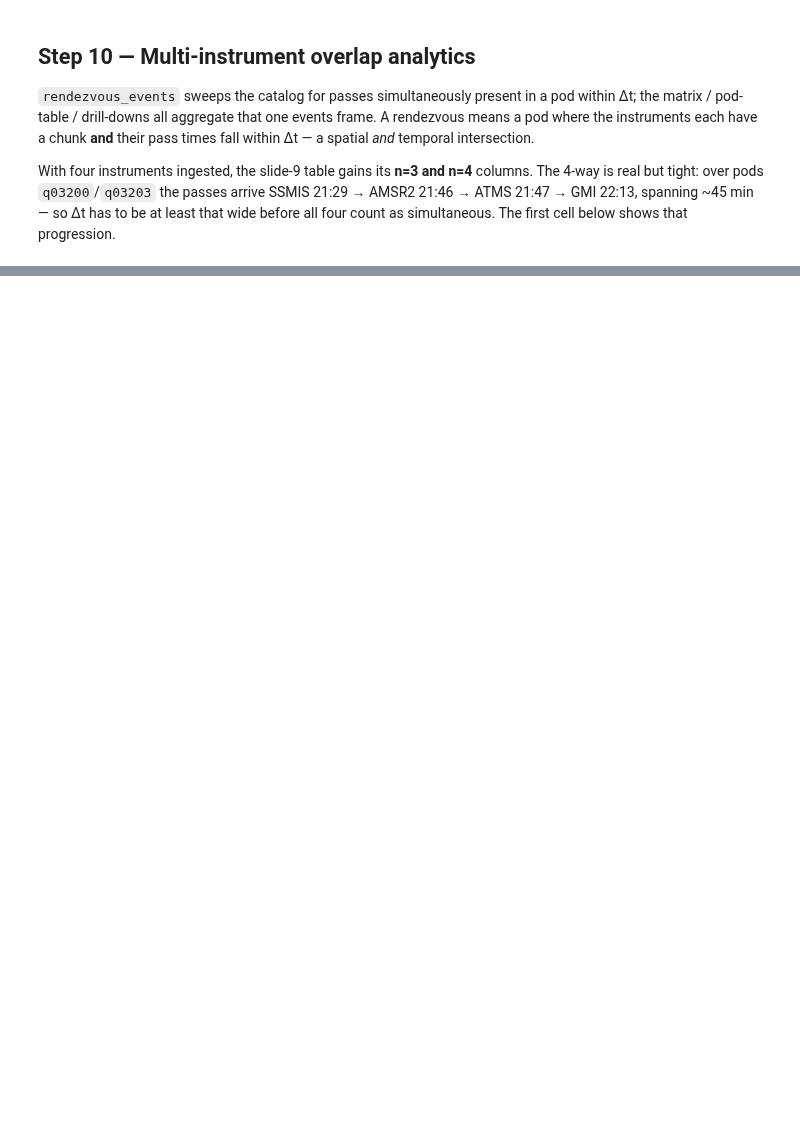
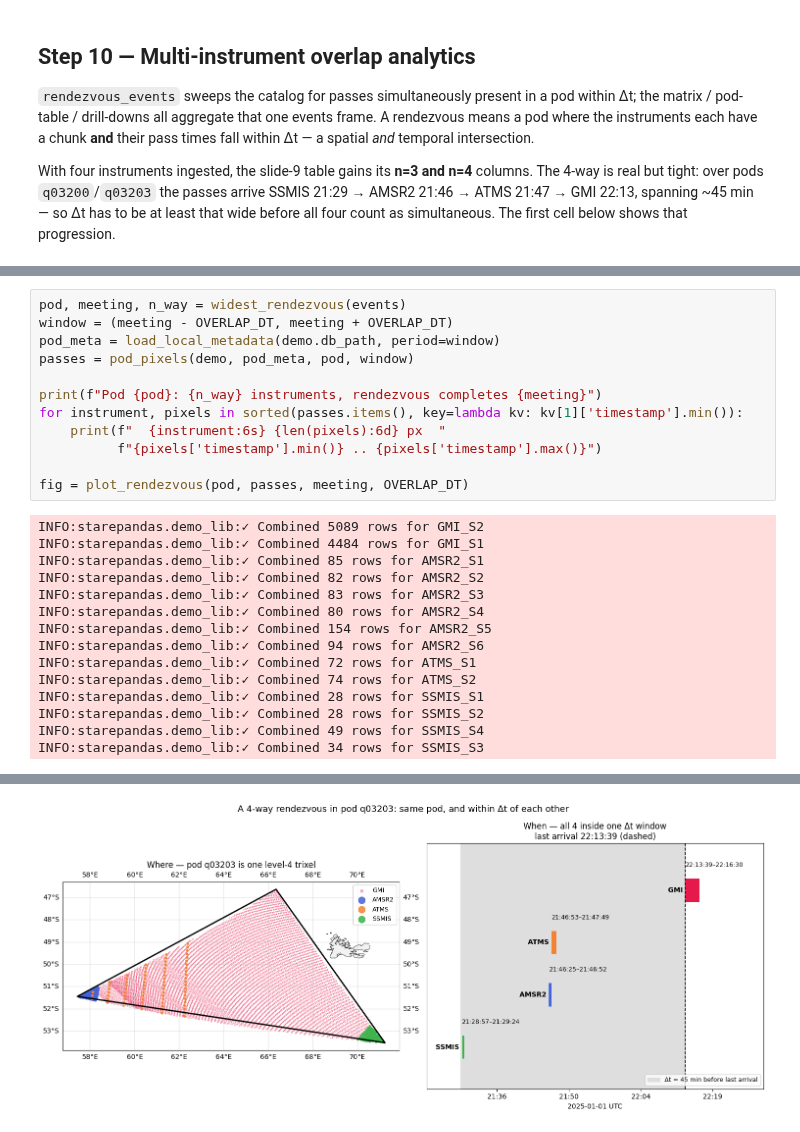
Before and after one commit to SpatioTemporal/STAREPandas, a Jupyter notebook: starepandas/local_starepods_examples.ipynb, the cells around one changed output, grey strips where cells are left out. Saved outputs shown, nothing was run; the diff lists cells and outputs as text; blank space fills up the shorter version.

```diff
--- a/starepandas/local_starepods_examples.ipynb
+++ b/starepandas/local_starepods_examples.ipynb
@@ -520,0 +588,27 @@ Pod drill-down for q03200 — every combination meeting there:
+# %%
+pod, meeting, n_way = widest_rendezvous(events)
+window = (meeting - OVERLAP_DT, meeting + OVERLAP_DT)
+pod_meta = load_local_metadata(demo.db_path, period=window)
+passes = pod_pixels(demo, pod_meta, pod, window)
+
+print(f"Pod {pod}: {n_way} instruments, rendezvous completes {meeting}")
+for instrument, pixels in sorted(passes.items(), key=lambda kv: kv[1]['timestamp'].min()):
+    print(f"  {instrument:6s} {len(pixels):6d} px  "
+          f"{pixels['timestamp'].min()} .. {pixels['timestamp'].max()}")
+
+fig = plot_rendezvous(pod, passes, meeting, OVERLAP_DT)
+# %% [output]
+INFO:starepandas.demo_lib:✓ Combined 5089 rows for GMI_S2
+INFO:starepandas.demo_lib:✓ Combined 4484 rows for GMI_S1
+INFO:starepandas.demo_lib:✓ Combined 85 rows for AMSR2_S1
+INFO:starepandas.demo_lib:✓ Combined 82 rows for AMSR2_S2
+INFO:starepandas.demo_lib:✓ Combined 83 rows for AMSR2_S3
+INFO:starepandas.demo_lib:✓ Combined 80 rows for AMSR2_S4
+INFO:starepandas.demo_lib:✓ Combined 154 rows for AMSR2_S5
+INFO:starepandas.demo_lib:✓ Combined 94 rows for AMSR2_S6
+INFO:starepandas.demo_lib:✓ Combined 72 rows for ATMS_S1
+INFO:starepandas.demo_lib:✓ Combined 74 rows for ATMS_S2
+INFO:starepandas.demo_lib:✓ Combined 28 rows for SSMIS_S1
+INFO:starepandas.demo_lib:✓ Combined 28 rows for SSMIS_S2
+INFO:starepandas.demo_lib:✓ Combined 49 rows for SSMIS_S4
+INFO:starepandas.demo_lib:✓ Combined 34 rows for SSMIS_S3
@@ -520,0 +620 @@ Pod drill-down for q03200 — every combination meeting there:
+[figure, added]
```
Also changed, not shown: parts of 21 cells of this notebook, 5 other files.
